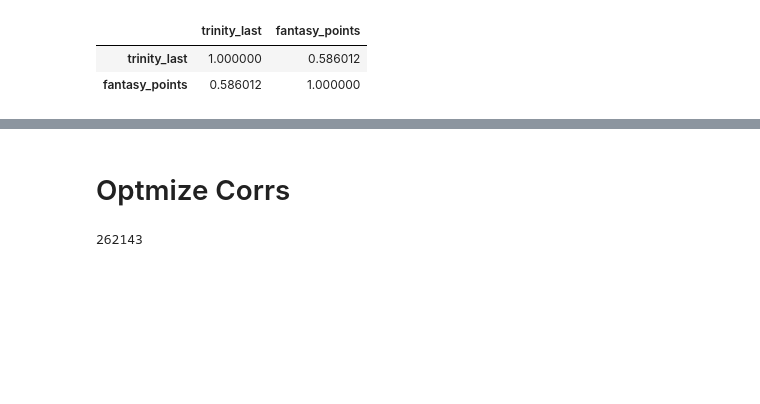
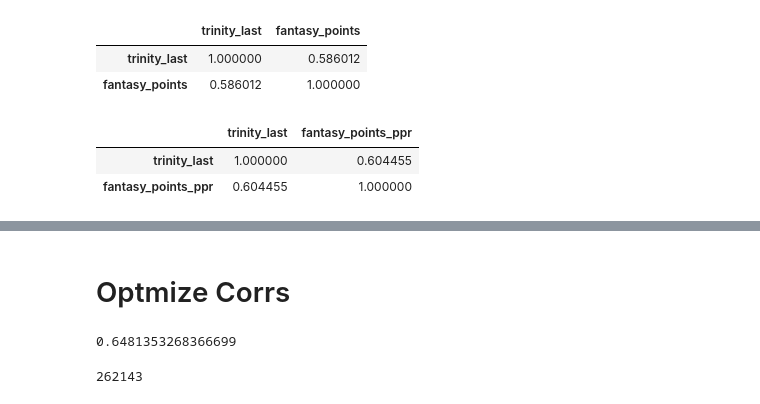
Before and after one commit to Alex-Bishka/Fantasy, a Jupyter notebook: Analysis/nfldataexploration/Wide Receiver Stability/Plotly WR Comparison to Trinity.ipynb, the cells around one changed output, grey strips where cells are left out. Saved outputs shown, nothing was run; the diff lists cells and outputs as text; code cells hidden in the pictures; blank space fills up the shorter version.

```diff
--- a/Analysis/nfldataexploration/Wide Receiver Stability/Plotly WR Comparison to Trinity.ipynb
+++ b/Analysis/nfldataexploration/Wide Receiver Stability/Plotly WR Comparison to Trinity.ipynb
@@ -68,6 +68,12 @@ df_starter_lag[["trinity_last", "fantasy_points"]].corr()
 |  | trinity_last | fantasy_points |
 | trinity_last | 1.000000 | 0.586012 |
 | fantasy_points | 0.586012 | 1.000000 |
+# %%
+df_starter_lag[["trinity_last", "fantasy_points_ppr"]].corr()
+# %% [output]
+|  | trinity_last | fantasy_points_ppr |
+| trinity_last | 1.000000 | 0.604455 |
+| fantasy_points_ppr | 0.604455 | 1.000000 |
 # %%
 fig = px.scatter(df_starter_lag, x="trinity_last",
               y = ["fantasy_points_normalized"],
@@ -109,5 +115,11 @@ def combine_normalizations_for_new_metric(df, normalize_cols):
 
     return corr_value
+# %%
+combine_normalizations_for_new_metric(df, ["receiving_yards_normalized_last",
+                                           "receiving_yards_after_catch_normalized_last",
+                                          "ay_sh_normalized_last", "yptmpa_normalized_last"])
+# %% [output]
+0.6481353268366699
 # %%
 import itertools
 import numpy as np
```
Also changed, not shown: parts of 11 cells of this notebook, 22 other files.
